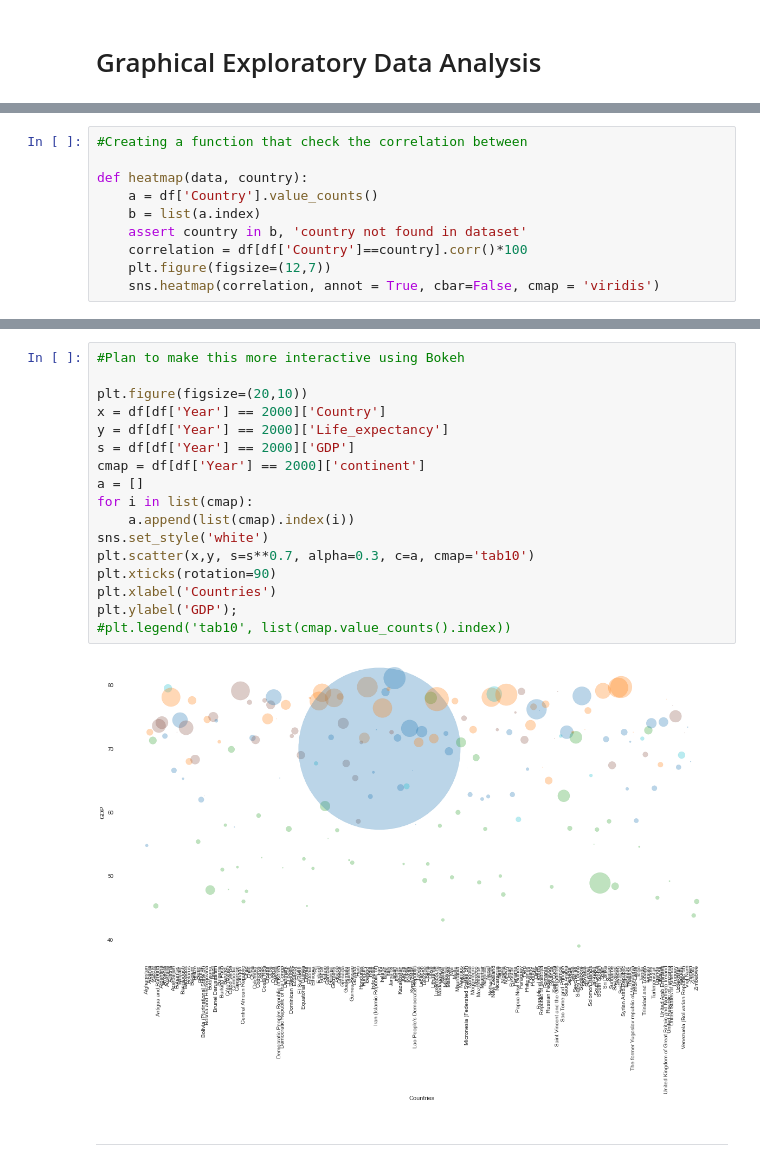
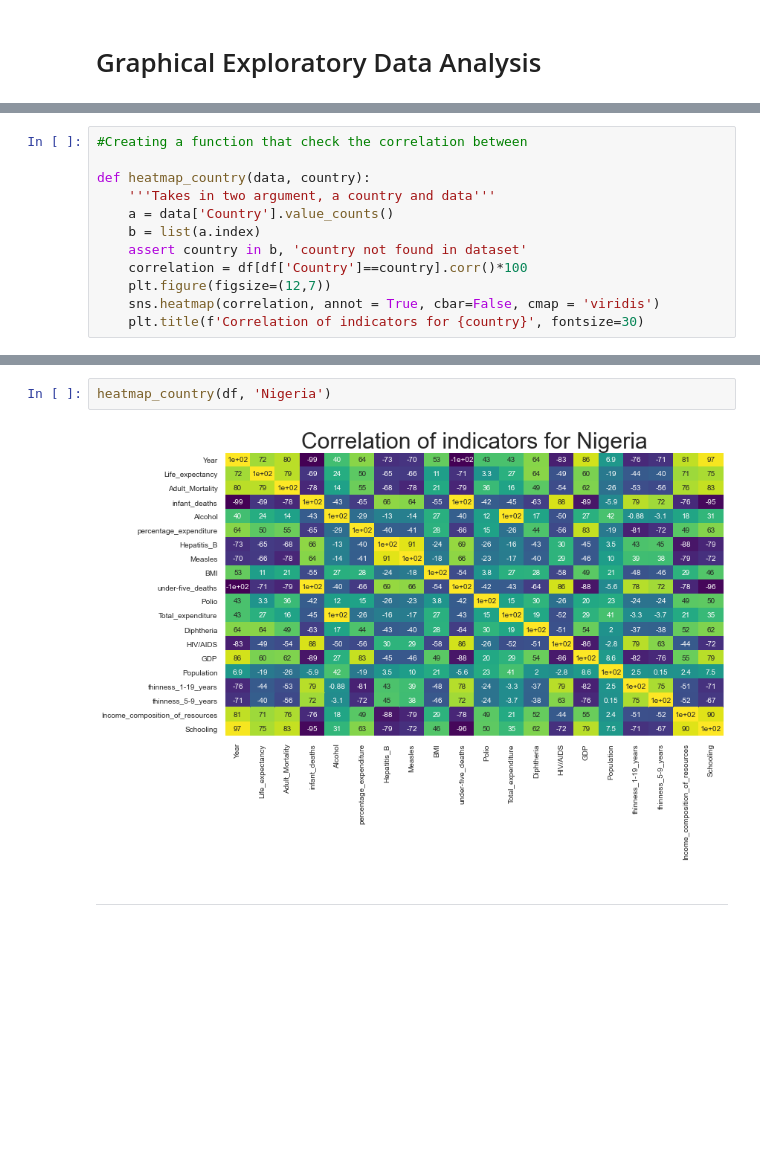
Before and after one commit to francisatoyebi/Predicting-Life-Expectancy---WHO, a Jupyter notebook: Life Expectancy Prediction.ipynb, the cells around one changed output, grey strips where cells are left out. Drawn from its saved outputs; the diff is of its cells as text; blank space fills up the shorter version.

```diff
--- a/Life Expectancy Prediction.ipynb
+++ b/Life Expectancy Prediction.ipynb
@@ -222,10 +275,12 @@ df[['Country', 'Status']]=df[['Country', 'Status']].astype('category')
 # %%
 #Creating a function that check the correlation between
 
-def heatmap(data, country):
-    a = df['Country'].value_counts()
+def heatmap_country(data, country):
+    '''Takes in two argument, a country and data'''
+    a = data['Country'].value_counts()
     b = list(a.index)
     assert country in b, 'country not found in dataset'
     correlation = df[df['Country']==country].corr()*100
     plt.figure(figsize=(12,7))
     sns.heatmap(correlation, annot = True, cbar=False, cmap = 'viridis')
+    plt.title(f'Correlation of indicators for {country}', fontsize=30)
@@ -261,22 +287,7 @@ df[df['Year'] == 2015][df[df['Year'] == 2015]['GDP']>100000]
-# %%
-#Plan to make this more interactive using Bokeh
-
-plt.figure(figsize=(20,10))
-x = df[df['Year'] == 2000]['Country']
-y = df[df['Year'] == 2000]['Life_expectancy']
-s = df[df['Year'] == 2000]['GDP']
-cmap = df[df['Year'] == 2000]['continent']
-a = []
-for i in list(cmap):
-    a.append(list(cmap).index(i))
-sns.set_style('white')
-plt.scatter(x,y, s=s**0.7, alpha=0.3, c=a, cmap='tab10')
-plt.xticks(rotation=90)
-plt.xlabel('Countries')
-plt.ylabel('GDP');
-#plt.legend('tab10', list(cmap.value_counts().index))
-# %% [output]
-[figure, removed]
+# %%
+heatmap_country(df, 'Nigeria')
+# %% [output]
+[figure, added]
 # %% [markdown]
 ----------------
 # %%
```
Also changed, not shown: parts of 74 cells of this notebook.
